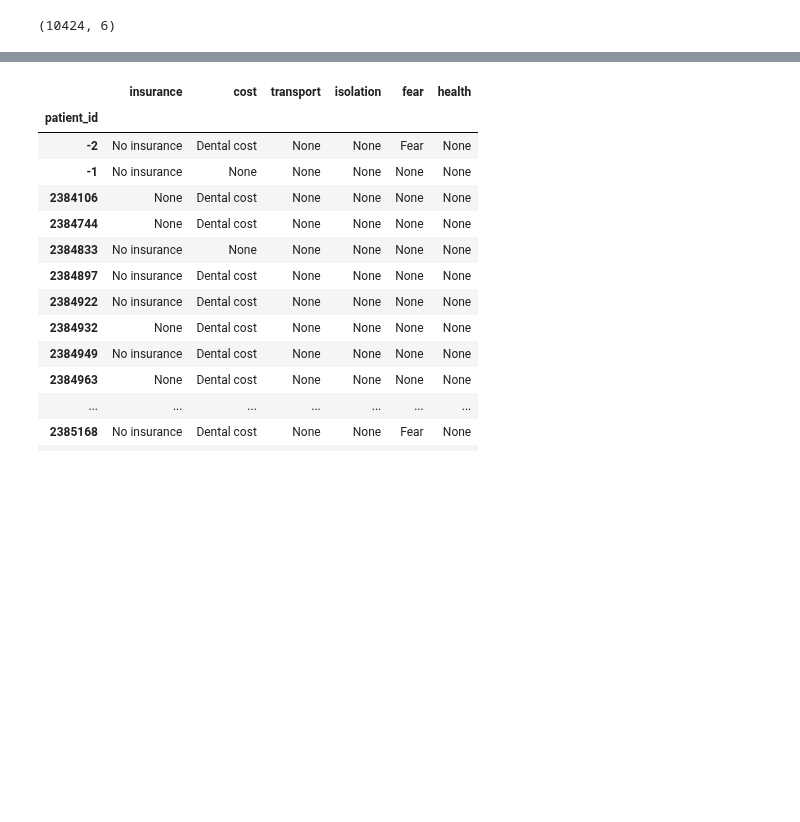
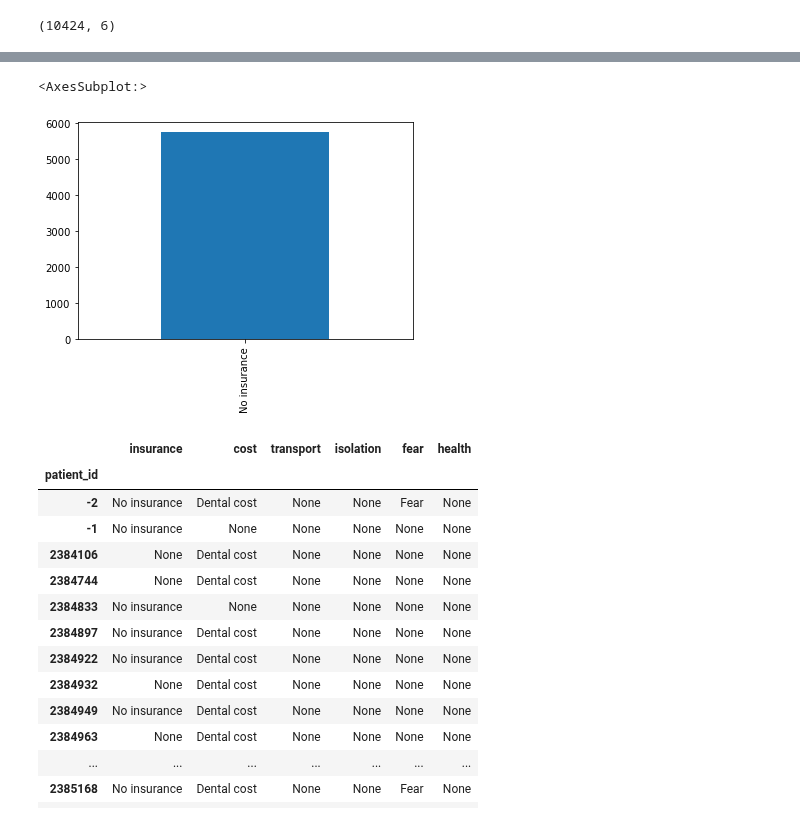
Before and after one commit to Jmiah789/smile-on-get_tootha_choppa, a Jupyter notebook: notebooks/eor_barriers.ipynb, the cells around one changed output, grey strips where cells are left out. Saved outputs shown, nothing was run; the diff lists cells and outputs as text; code cells hidden in the pictures; blank space fills up the shorter version.

```diff
--- a/notebooks/eor_barriers.ipynb
+++ b/notebooks/eor_barriers.ipynb
@@ -37,2 +62,7 @@ grouped.shape
+# %%
+grouped['insurance'].value_counts().plot.bar()
+# %% [output]
+<AxesSubplot:>
+[figure, added]
 # %%
 grouped.head(25)
```
Also changed, not shown: parts of 9 cells of this notebook.
